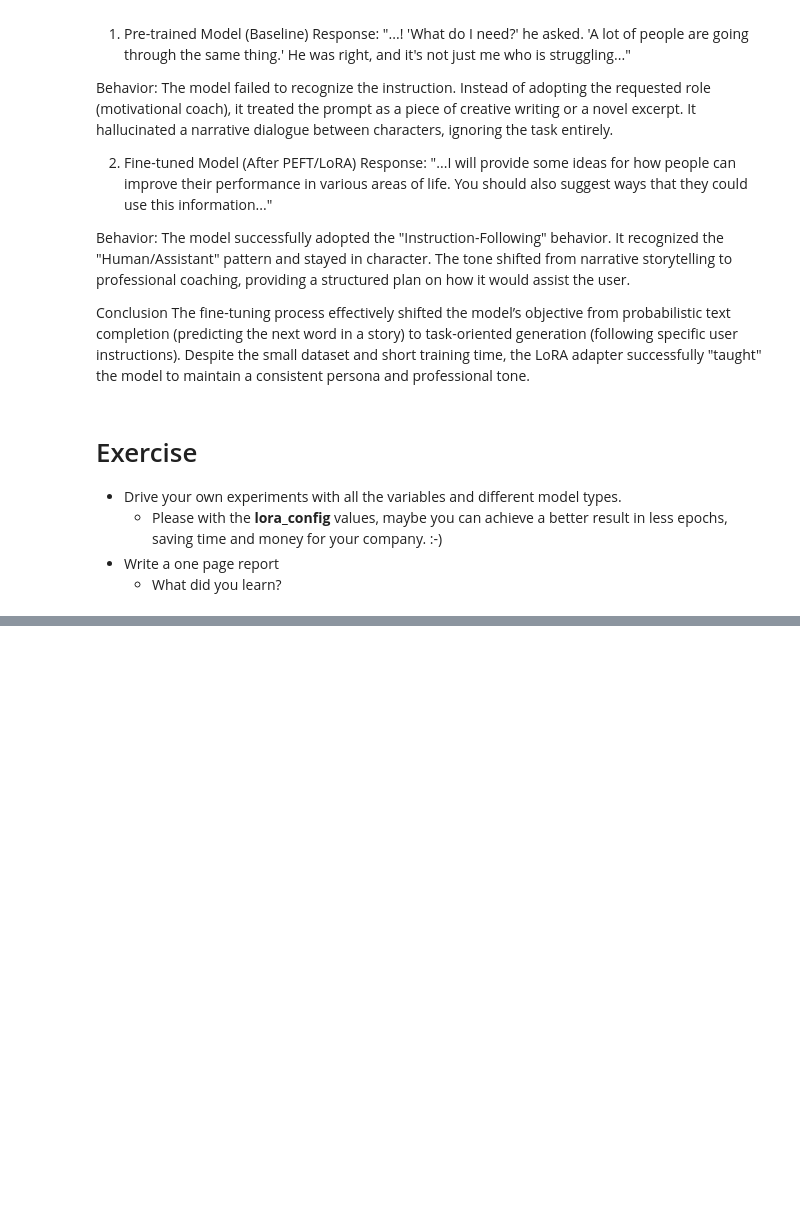
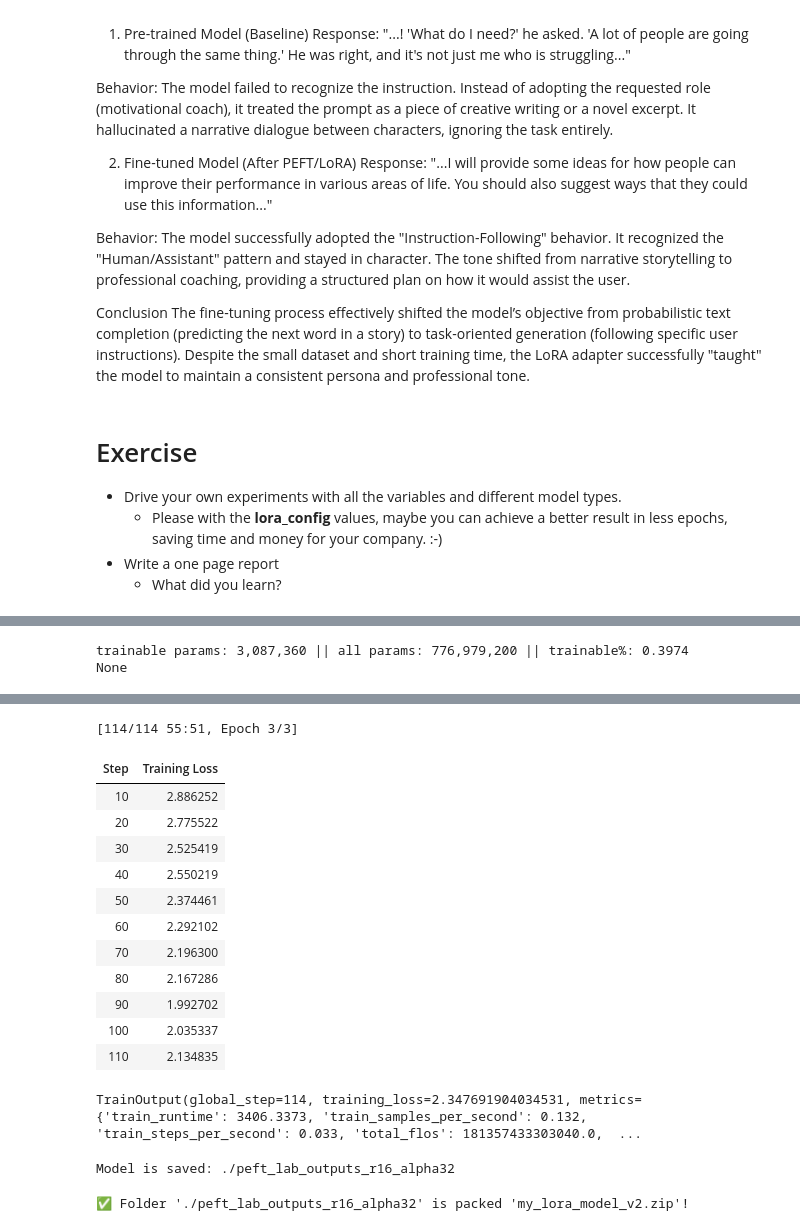
Before and after one commit to ironhack-labs/lab-lora-tuning-peft, a Jupyter notebook: lab-lora-tuning-peft.ipynb, the cells around one changed output, grey strips where cells are left out. Cells and saved outputs as stored; diff of their text form; code cells hidden in the pictures; blank space fills up the shorter version.

```diff
--- a/lab-lora-tuning-peft.ipynb
+++ b/lab-lora-tuning-peft.ipynb
@@ -274,0 +306,38 @@ The fine-tuning process effectively shifted the model’s objective from probabi
+# %%
+#Directory to contain the Model peft_model_v2
+import os
+working_dir = './'
+
+output_directory = os.path.join(working_dir, "peft_lab_outputs_r16_alpha32")
+# %%
+peft_model_v2 = get_peft_model(foundation_model, lora_config_2)
+print(peft_model_v2.print_trainable_parameters())
+# %% [output]
+trainable params: 3,087,360 || all params: 776,979,200 || trainable%: 0.3974
+None
+# %%
+#Creating the TrainingArgs peft_model_v2
+import transformers
+from transformers import TrainingArguments, Trainer
+training_args = TrainingArguments(
+    output_dir=output_directory,
+    per_device_train_batch_size=1,
+    gradient_accumulation_steps=4,
+    auto_find_batch_size=False,
+    learning_rate= 1e-3,
+    num_train_epochs=3,
+    logging_steps=10,
+    use_cpu=False
+)
+# %%
+tokenizer.pad_token = tokenizer.eos_token
+foundation_model.config.pad_token_id = foundation_model.config.eos_token_id
+# %%
+trainer = Trainer(
+    model=peft_model_v2,
+    args=training_args,
+    train_dataset=train_sample,
+    data_collator=transformers.DataCollatorForLanguageModeling(tokenizer, mlm=False)
+)
+trainer.train()
+# %% [output]
@@ -274,0 +345,36 @@ The fine-tuning process effectively shifted the model’s objective from probabi
+[114/114 55:51, Epoch 3/3]
+| Step | Training Loss |
+| 10 | 2.886252 |
+| 20 | 2.775522 |
+| 30 | 2.525419 |
+| 40 | 2.550219 |
+| 50 | 2.374461 |
+| 60 | 2.292102 |
+| 70 | 2.196300 |
+| 80 | 2.167286 |
+| 90 | 1.992702 |
+| 100 | 2.035337 |
+| 110 | 2.134835 |
+TrainOutput(global_step=114, training_loss=2.347691904034531, metrics={'train_runtime': 3406.3373, 'train_samples_per_second': 0.132, 'train_steps_per_second': 0.033, 'total_flos': 181357433303040.0,  ...
+# %%
+
+trainer.model.save_pretrained(output_directory)
+
+tokenizer.save_pretrained(output_directory)
+
+print(f"Model is saved: {output_directory}")
+# %% [output]
+Model is saved: ./peft_lab_outputs_r16_alpha32
+# %%
+import shutil
+import os
+
+folder_to_zip = output_directory
+
+output_filename = 'my_lora_model_v2'
+
+shutil.make_archive(output_filename, 'zip', folder_to_zip)
+
+print(f"✅ Folder '{folder_to_zip}' is packed '{output_filename}.zip'!")
+# %% [output]
+✅ Folder './peft_lab_outputs_r16_alpha32' is packed 'my_lora_model_v2.zip'!
```
Also changed, not shown: parts of 21 cells of this notebook.
